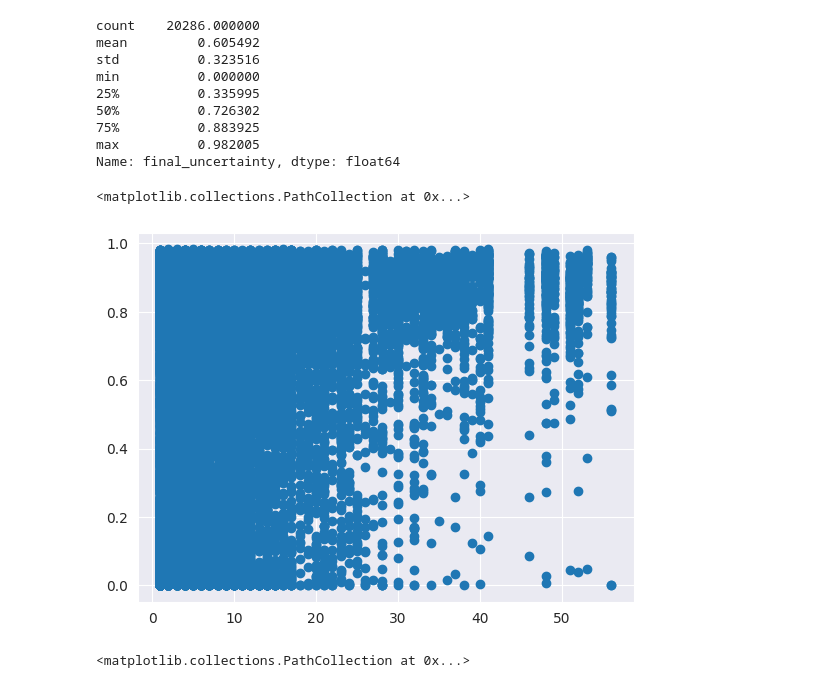
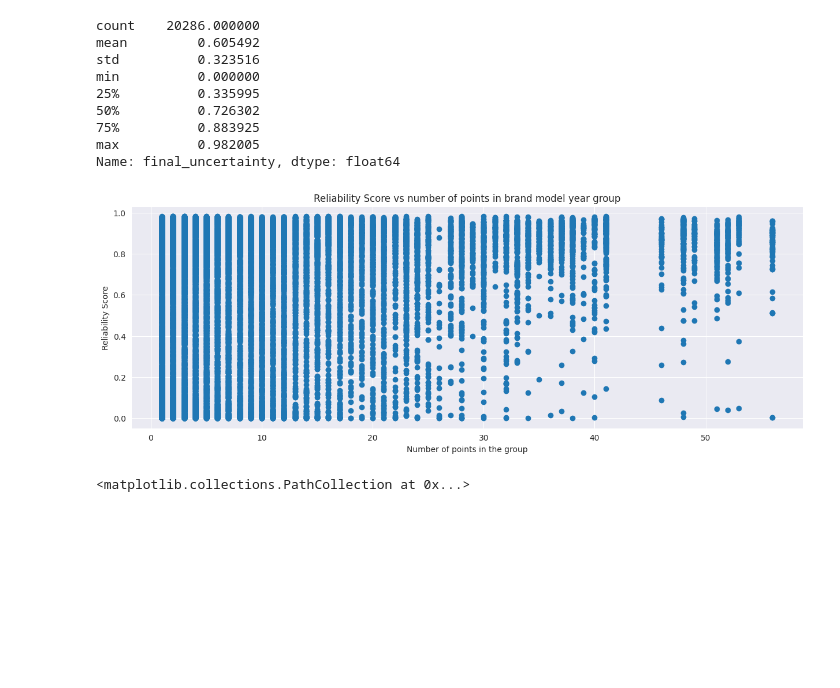
Before and after one commit to aristotekoen/car_market, a Jupyter notebook: notebooks/reliability_score.ipynb, the cells around one changed output. Cells and saved outputs as stored; diff of their text form; code cells hidden in the pictures; blank space fills up the shorter version.

```diff
--- a/notebooks/reliability_score.ipynb
+++ b/notebooks/reliability_score.ipynb
@@ -23,7 +23,7 @@ def load_test_sets():
 def load_results():
     client = storage.Client()
     bucket = client.get_bucket('price-estimation')
-    blob = bucket.get_blob('data/results/results_drop_low_importance.csv')
+    blob = bucket.get_blob('data/results/results_drop_unpractical.csv')
     res_bytes = blob.download_as_bytes()
     results = pd.read_csv(BytesIO(res_bytes), index_col=0)
     return results
@@ -161,6 +161,7 @@ Index(['id', 'residuals_drop_low_importance',
       dtype='object')
 # %%
-test['ape'] = results.ape_drop_low_importance
+test['ape'] = results.ape_drop_unpractical
+test['residuals'] = results.residuals_drop_unpractical
 # %%
 plt.scatter(test.ape, test.uncertainty)
 plt.xlim([0,2])
@@ -244,10 +248,14 @@ min          0.000000
 max          0.982005
 Name: final_uncertainty, dtype: float64
 # %%
+plt.figure(figsize=(15,5))
 plt.scatter(test.brand_model_year_count, test.final_uncertainty)
+plt.xlabel('Number of points in the group')
+plt.ylabel('Reliability Score')
+plt.title('Reliability Score vs number of points in brand model year group')
+plt.savefig('../plots/reliability_count.png', bbox_inches='tight')
 # %% [output]
-<matplotlib.collections.PathCollection at 0x...>
-[figure, old version]
+[figure, new version]
 # %%
 plt.scatter(test.raw_price,test.final_uncertainty)
 # %% [output]
```
Also changed, not shown: parts of 7 cells of this notebook, 3 other files.
